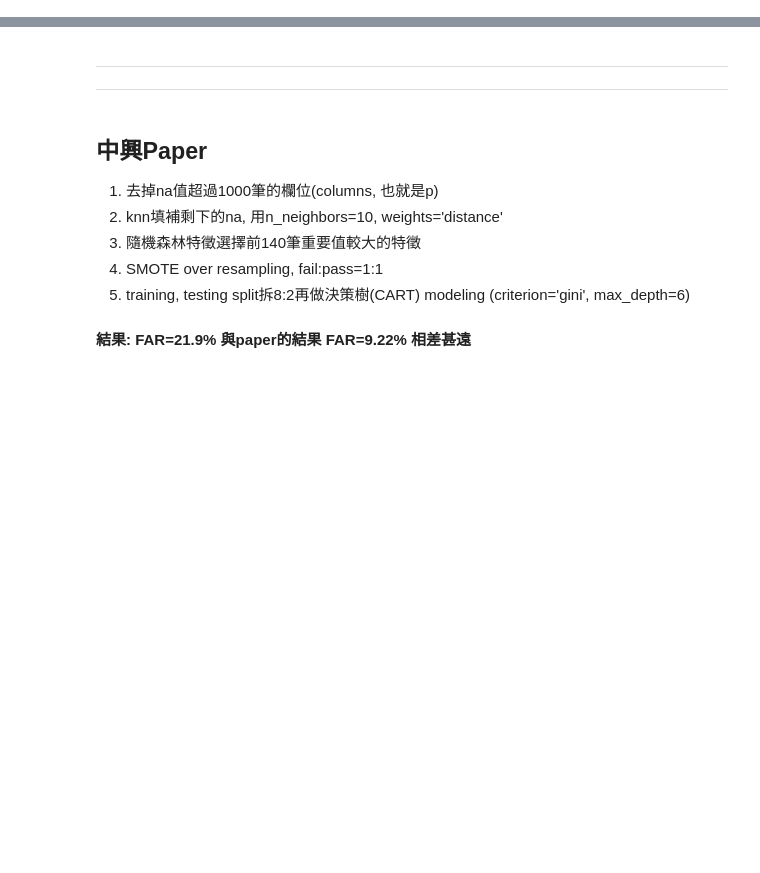
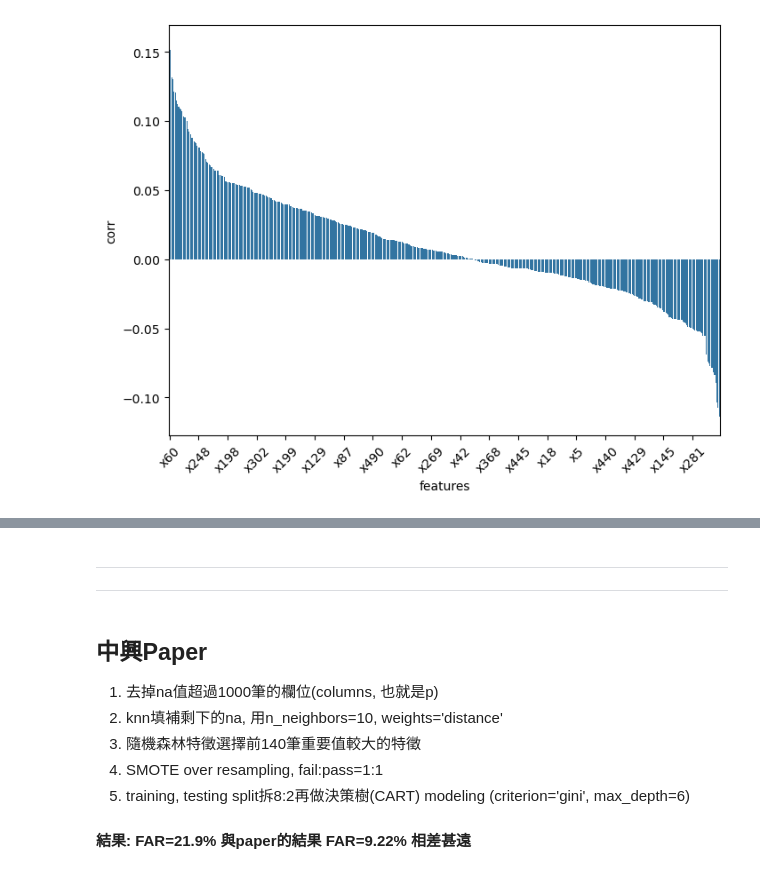
Before and after one commit to JackHuang0125/WHAT_I_DID, a Jupyter notebook: 0 Meeting/0_PAPER_0904.ipynb, the cells around one changed output, grey strips where cells are left out. Cells and saved outputs as stored; diff of their text form; code cells hidden in the pictures; blank space fills up the shorter version.

```diff
--- a/0 Meeting/0_PAPER_0904.ipynb
+++ b/0 Meeting/0_PAPER_0904.ipynb
@@ -17,0 +43,10 @@ from imblearn.over_sampling import SMOTE
+# %%
+xy_corr = X.corrwith(y).dropna().sort_values(ascending=False)
+xy_corr_df = xy_corr.reset_index()
+xy_corr_df.columns = ['features', 'corr']
+plt.figure(figsize=(8, 6))
+sns.barplot(data=xy_corr_df, x='features', y='corr')
+plt.xticks(range(0, len(xy_corr), 25), xy_corr.index[::25], rotation=45)
+plt.show()
+# %% [output]
+[figure, added]
```
Also changed, not shown: parts of 21 cells of this notebook.
